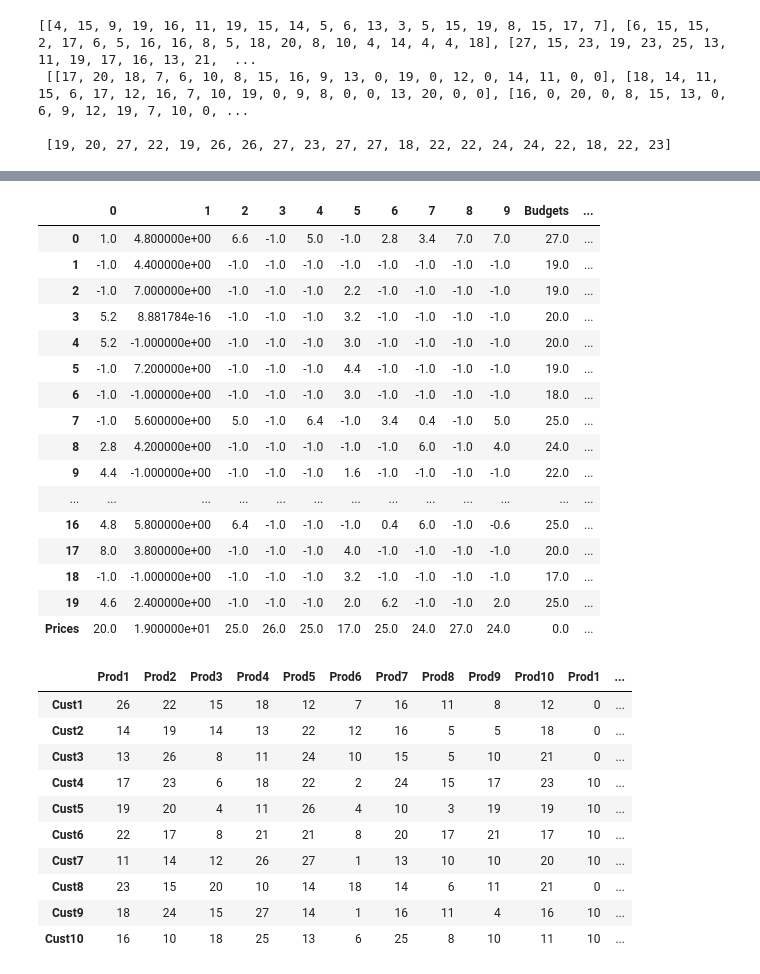
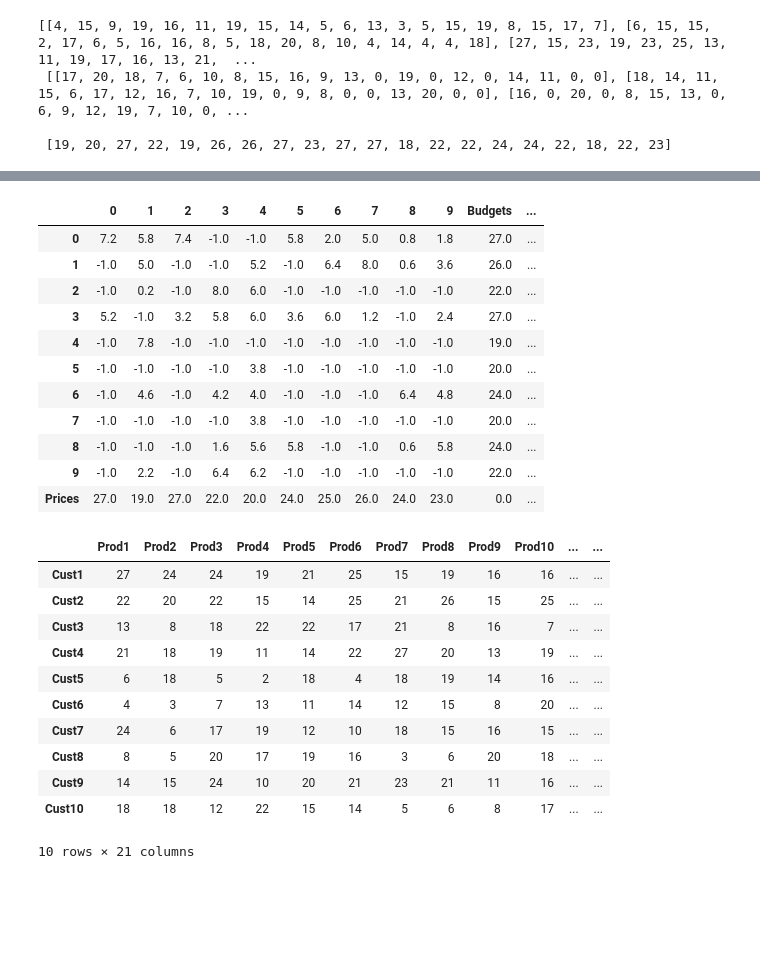
Before and after one commit to ansarimoiz/Cplex, a Jupyter notebook: Single Level Reformulation.ipynb, the cells around one changed output, grey strips where cells are left out. Cells and saved outputs as stored; diff of their text form; code cells hidden in the pictures; blank space fills up the shorter version.

```diff
--- a/Single Level Reformulation.ipynb
+++ b/Single Level Reformulation.ipynb
@@ -18,7 +12,7 @@ from decimal import *
 # %%
 def read_instance():
-    os.chdir("D:\AA MASC\C Codes\FINAL\Big_Instance")
-    with open("test_90k_20ta_9.txt", 'r' ) as file:         # Hardcoded file name
+    os.chdir("D:\AA MASC\C Codes\FINAL\INSTANCES")
+    with open("test_10k_10ta_3.txt", 'r' ) as file:         # Hardcoded file name
         lines = file.readlines()
         text_file = file.read()
         file.close()
@@ -425,69 +421,65 @@ def obj_evaluation(K,J, PRICES, BUDGETS, R_K, S_K):
         Nest_O = []
         for j in range(J):
 #             print("Product is %d"%(j+1))
 #             print("Reservation: %d and Rank: %d"%( R_K[i][j], S_K[i][j]))                   or BUDGETS[i] < PRICES[j]
             if (S_K[i][j] == 0 or PRICES[j]>BUDGETS[i] ):
 #                 print("Customer %d , is unable to purchase Prod:%d as Budget is %d and Price is %d"%( i+1,j+1, BUDGETS[i], PRICES[j] ))
                 obj = -1
             else:
 #                 obj = round( weight*S_K[i][j] + (1-weight)* ( R_K[i][j] - PRICES[j]), 2)
                 obj = weight*S_K[i][j] + (1-weight)* ( R_K[i][j] - PRICES[j])
             Nest_O.append(obj)
         Obj_list.append(Nest_O)
     return Obj_list
 
 new_list = obj_evaluation(K,J, Opt_Prices ,BUDGETS,  R_K, S_K)
 
-# columns=["Cust1", "Cust2","Cust3","Cust4","Cust5","Cust6","Cust7", "Cust8", "Cust9", "Cust10"]
-# products = ["Prod1","Prod2","Prod3","Prod4","Prod5","Prod6","Prod7","Prod8","Prod9","Prod10" ]
+columns=["Cust1", "Cust2","Cust3","Cust4","Cust5","Cust6","Cust7", "Cust8", "Cust9", "Cust10"]
+products = ["Prod1","Prod2","Prod3","Prod4","Prod5","Prod6","Prod7","Prod8","Prod9","Prod10" ]
 # , columns=products, index= columns
 df =pd.DataFrame(new_list   )
 df['Budgets'] = BUDGETS
 df['Selection'] = prod_number(Cust_Ass, K , J )
 pric =[]
 pric = copy.deepcopy(Opt_Prices)
 pric.append(0)
 pric.append(0)
 df.loc['Prices'] = pric
 
-# df_RK = pd.DataFrame(R_K, columns=products, index= columns  )
-# df_RK['Budgets'] = BUDGETS
-# df_SK = pd.DataFrame(S_K, columns=products ,index= columns )
-# df_concat = pd.concat([df_RK,df_SK] , axis = 1)
+df_RK = pd.DataFrame(R_K, columns=products, index= columns  )
+df_RK['Budgets'] = BUDGETS
+df_SK = pd.DataFrame(S_K, columns=products ,index= columns )
+df_concat = pd.concat([df_RK,df_SK] , axis = 1)
 
 df
 # %% [output]
 |  | 0 | 1 | 2 | 3 | 4 | 5 | 6 | 7 | 8 | 9 | Budgets | ... |
-| 0 | 1.0 | 4.800000e+00 | 6.6 | -1.0 | 5.0 | -1.0 | 2.8 | 3.4 | 7.0 | 7.0 | 27.0 | ... |
-| 1 | -1.0 | 4.400000e+00 | -1.0 | -1.0 | -1.0 | -1.0 | -1.0 | -1.0 | -1.0 | -1.0 | 19.0 | ... |
-| 2 | -1.0 | 7.000000e+00 | -1.0 | -1.0 | -1.0 | 2.2 | -1.0 | -1.0 | -1.0 | -1.0 | 19.0 | ... |
-| 3 | 5.2 | 8.881784e-16 | -1.0 | -1.0 | -1.0 | 3.2 | -1.0 | -1.0 | -1.0 | -1.0 | 20.0 | ... |
-| 4 | 5.2 | -1.000000e+00 | -1.0 | -1.0 | -1.0 | 3.0 | -1.0 | -1.0 | -1.0 | -1.0 | 20.0 | ... |
-| 5 | -1.0 | 7.200000e+00 | -1.0 | -1.0 | -1.0 | 4.4 | -1.0 | -1.0 | -1.0 | -1.0 | 19.0 | ... |
-| 6 | -1.0 | -1.000000e+00 | -1.0 | -1.0 | -1.0 | 3.0 | -1.0 | -1.0 | -1.0 | -1.0 | 18.0 | ... |
-| 7 | -1.0 | 5.600000e+00 | 5.0 | -1.0 | 6.4 | -1.0 | 3.4 | 0.4 | -1.0 | 5.0 | 25.0 | ... |
-| 8 | 2.8 | 4.200000e+00 | -1.0 | -1.0 | -1.0 | -1.0 | -1.0 | 6.0 | -1.0 | 4.0 | 24.0 | ... |
-| 9 | 4.4 | -1.000000e+00 | -1.0 | -1.0 | -1.0 | 1.6 | -1.0 | -1.0 | -1.0 | -1.0 | 22.0 | ... |
-| ... | ... | ... | ... | ... | ... | ... | ... | ... | ... | ... | ... | ... |
-| 16 | 4.8 | 5.800000e+00 | 6.4 | -1.0 | -1.0 | -1.0 | 0.4 | 6.0 | -1.0 | -0.6 | 25.0 | ... |
-| 17 | 8.0 | 3.800000e+00 | -1.0 | -1.0 | -1.0 | 4.0 | -1.0 | -1.0 | -1.0 | -1.0 | 20.0 | ... |
-| 18 | -1.0 | -1.000000e+00 | -1.0 | -1.0 | -1.0 | 3.2 | -1.0 | -1.0 | -1.0 | -1.0 | 17.0 | ... |
-| 19 | 4.6 | 2.400000e+00 | -1.0 | -1.0 | -1.0 | 2.0 | 6.2 | -1.0 | -1.0 | 2.0 | 25.0 | ... |
-| Prices | 20.0 | 1.900000e+01 | 25.0 | 26.0 | 25.0 | 17.0 | 25.0 | 24.0 | 27.0 | 24.0 | 0.0 | ... |
+| 0 | 7.2 | 5.8 | 7.4 | -1.0 | -1.0 | 5.8 | 2.0 | 5.0 | 0.8 | 1.8 | 27.0 | ... |
+| 1 | -1.0 | 5.0 | -1.0 | -1.0 | 5.2 | -1.0 | 6.4 | 8.0 | 0.6 | 3.6 | 26.0 | ... |
+| 2 | -1.0 | 0.2 | -1.0 | 8.0 | 6.0 | -1.0 | -1.0 | -1.0 | -1.0 | -1.0 | 22.0 | ... |
+| 3 | 5.2 | -1.0 | 3.2 | 5.8 | 6.0 | 3.6 | 6.0 | 1.2 | -1.0 | 2.4 | 27.0 | ... |
+| 4 | -1.0 | 7.8 | -1.0 | -1.0 | -1.0 | -1.0 | -1.0 | -1.0 | -1.0 | -1.0 | 19.0 | ... |
+| 5 | -1.0 | -1.0 | -1.0 | -1.0 | 3.8 | -1.0 | -1.0 | -1.0 | -1.0 | -1.0 | 20.0 | ... |
+| 6 | -1.0 | 4.6 | -1.0 | 4.2 | 4.0 | -1.0 | -1.0 | -1.0 | 6.4 | 4.8 | 24.0 | ... |
+| 7 | -1.0 | -1.0 | -1.0 | -1.0 | 3.8 | -1.0 | -1.0 | -1.0 | -1.0 | -1.0 | 20.0 | ... |
+| 8 | -1.0 | -1.0 | -1.0 | 1.6 | 5.6 | 5.8 | -1.0 | -1.0 | 0.6 | 5.8 | 24.0 | ... |
+| 9 | -1.0 | 2.2 | -1.0 | 6.4 | 6.2 | -1.0 | -1.0 | -1.0 | -1.0 | -1.0 | 22.0 | ... |
+| Prices | 27.0 | 19.0 | 27.0 | 22.0 | 20.0 | 24.0 | 25.0 | 26.0 | 24.0 | 23.0 | 0.0 | ... |
 # %%
 df_concat
 # %% [output]
-|  | Prod1 | Prod2 | Prod3 | Prod4 | Prod5 | Prod6 | Prod7 | Prod8 | Prod9 | Prod10 | Prod1 | ... |
-| Cust1 | 26 | 22 | 15 | 18 | 12 | 7 | 16 | 11 | 8 | 12 | 0 | ... |
-| Cust2 | 14 | 19 | 14 | 13 | 22 | 12 | 16 | 5 | 5 | 18 | 0 | ... |
-| Cust3 | 13 | 26 | 8 | 11 | 24 | 10 | 15 | 5 | 10 | 21 | 0 | ... |
-| Cust4 | 17 | 23 | 6 | 18 | 22 | 2 | 24 | 15 | 17 | 23 | 10 | ... |
-| Cust5 | 19 | 20 | 4 | 11 | 26 | 4 | 10 | 3 | 19 | 19 | 10 | ... |
-| Cust6 | 22 | 17 | 8 | 21 | 21 | 8 | 20 | 17 | 21 | 17 | 10 | ... |
-| Cust7 | 11 | 14 | 12 | 26 | 27 | 1 | 13 | 10 | 10 | 20 | 10 | ... |
-| Cust8 | 23 | 15 | 20 | 10 | 14 | 18 | 14 | 6 | 11 | 21 | 0 | ... |
-| Cust9 | 18 | 24 | 15 | 27 | 14 | 1 | 16 | 11 | 4 | 16 | 10 | ... |
-| Cust10 | 16 | 10 | 18 | 25 | 13 | 6 | 25 | 8 | 10 | 11 | 10 | ... |
+|  | Prod1 | Prod2 | Prod3 | Prod4 | Prod5 | Prod6 | Prod7 | Prod8 | Prod9 | Prod10 | ... | ... |
+| Cust1 | 27 | 24 | 24 | 19 | 21 | 25 | 15 | 19 | 16 | 16 | ... | ... |
+| Cust2 | 22 | 20 | 22 | 15 | 14 | 25 | 21 | 26 | 15 | 25 | ... | ... |
+| Cust3 | 13 | 8 | 18 | 22 | 22 | 17 | 21 | 8 | 16 | 7 | ... | ... |
+| Cust4 | 21 | 18 | 19 | 11 | 14 | 22 | 27 | 20 | 13 | 19 | ... | ... |
+| Cust5 | 6 | 18 | 5 | 2 | 18 | 4 | 18 | 19 | 14 | 16 | ... | ... |
+| Cust6 | 4 | 3 | 7 | 13 | 11 | 14 | 12 | 15 | 8 | 20 | ... | ... |
+| Cust7 | 24 | 6 | 17 | 19 | 12 | 10 | 18 | 15 | 16 | 15 | ... | ... |
+| Cust8 | 8 | 5 | 20 | 17 | 19 | 16 | 3 | 6 | 20 | 18 | ... | ... |
+| Cust9 | 14 | 15 | 24 | 10 | 20 | 21 | 23 | 21 | 11 | 16 | ... | ... |
+| Cust10 | 18 | 18 | 12 | 22 | 15 | 14 | 5 | 6 | 8 | 17 | ... | ... |
+10 rows × 21 columns
 # %%
 # --------Visualizing Aux Q  ---------
 def q_aux_nest( Q_aux , K,J , PRICES, BUDGETS):
```
Also changed, not shown: parts of 10 cells of this notebook.
